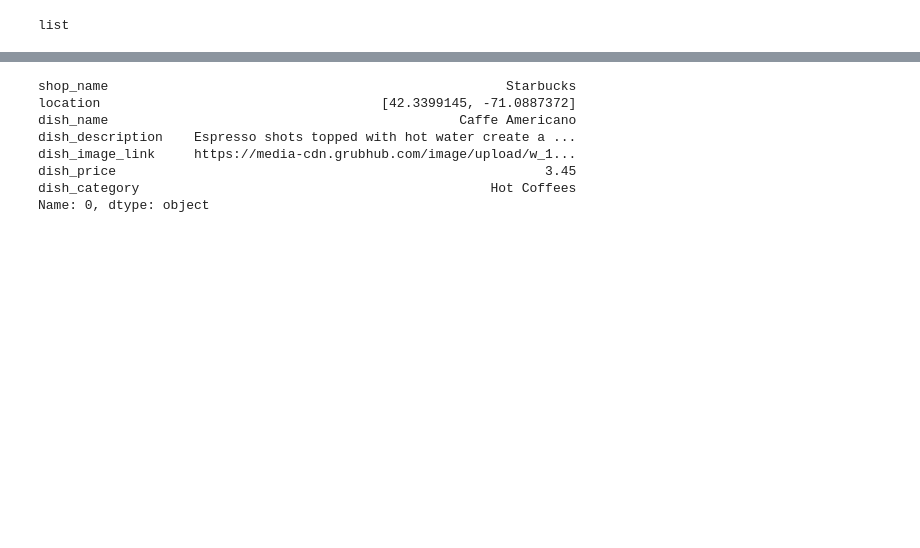
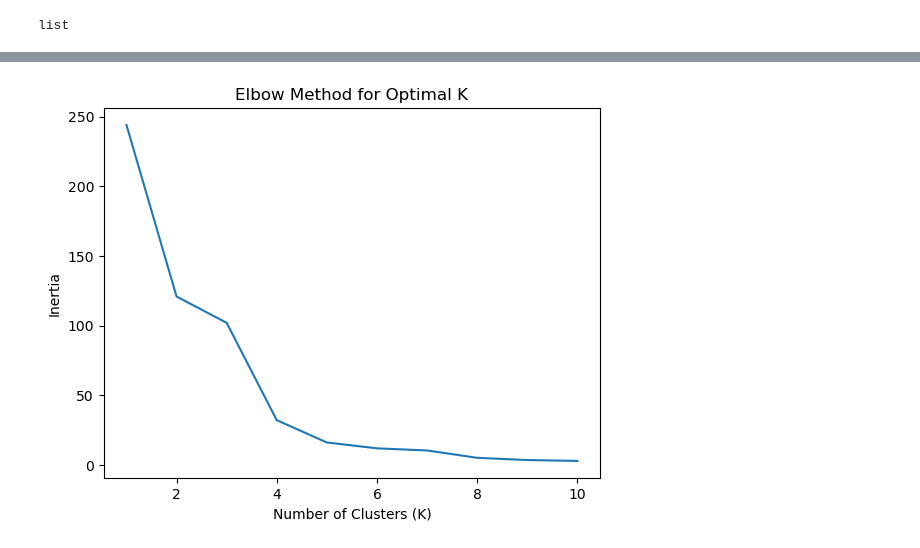
Before and after one commit to patriots1/SaxbysStarbucksComparision, a Jupyter notebook: Analysis.ipynb, the cells around one changed output, grey strips where cells are left out. Cells and saved outputs as stored; diff of their text form; code cells hidden in the pictures; blank space fills up the shorter version.

Commit message:
need to clean code and explain what I am comparing with results

```diff
--- a/Analysis.ipynb
+++ b/Analysis.ipynb
@@ -7,6 +9,6 @@ from sklearn.preprocessing import StandardScaler
 # %%
 # import data from cleaned json file
-file = open('cleaned_input_file.json')
+file = open('cleaned_input_file1.json')
 # %%
 # convert the input file to a dictionary
 data_ls = json.load(file)
@@ -80,22 +299,22 @@ df_clean.head()
 # %%
-output_ls = []
-for i in range(0, 260):
-    s_se = df_clean.iloc[i].reset_index(drop=True)
-    s_rename = s_se.rename({0: 'shop_name', 1: 'location', 2: 'dish_name', 3: 'dish_description', 4: 'dish_image_link', 5: 'dish_price', 6: 'dish_category'})
-s_rename
-    output_ls.append(s_dc)
+# apply k-means clustering (use dish_price to create clusters)
+# create a list to store all intertia
+# an inertia is the sum of squared distances from each point to its clustoid (the nearest cluster)
+inertia = []
+# check for best fit between 1 and 8 clusters.
+for k in range(1, 11):
+    # creates the KMeans object for k clusters.
+    kmeans = KMeans(n_clusters=k, random_state=42)
+    # fit the KMeans object to the priced_normalized column.
+    kmeans.fit(df_clean[['price_normalized']])
+    # add resulting inertia to the list.
+    inertia.append(kmeans.inertia_)
 
-# x = df_clean.iloc[102:103, ]
-# s_ser = df_clean.iloc[103].reset_index(drop=True).squeeze()
-s_se = df_clean.iloc[0].reset_index(drop=True)
-s_rename = s_se.rename({0: 'shop_name', 1: 'location', 2: 'dish_name', 3: 'dish_description', 4: 'dish_image_link', 5: 'dish_price', 6: 'dish_category'})
-s_rename
+# Plot Elbow Curve
+plt.plot(range(1, 11), inertia)
+plt.xlabel('Number of Clusters (K)')
+plt.ylabel('Inertia')
+plt.title('Elbow Method for Optimal K')
+plt.show()
 # %% [output]
-shop_name                                                   Starbucks
-location                                    [42.3399145, -71.0887372]
-dish_name                                             Caffe Americano
-dish_description    Espresso shots topped with hot water create a ...
-dish_image_link     https://media-cdn.grubhub.com/image/upload/w_1...
-dish_price                                                       3.45
-dish_category                                             Hot Coffees
-Name: 0, dtype: object
+[figure, added]
```
Also changed, not shown: parts of 22 cells of this notebook.
